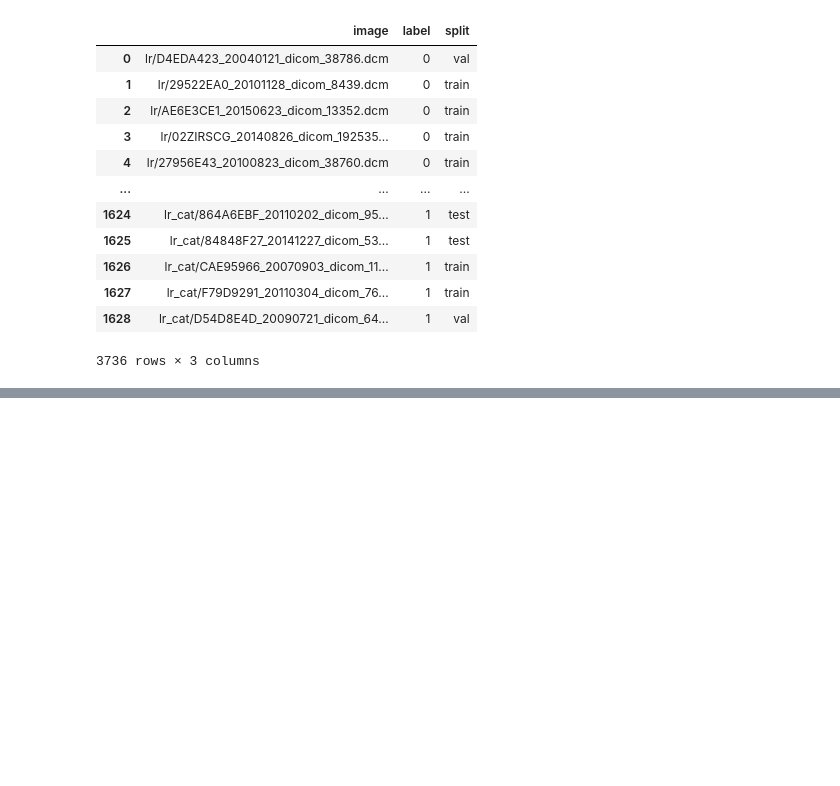
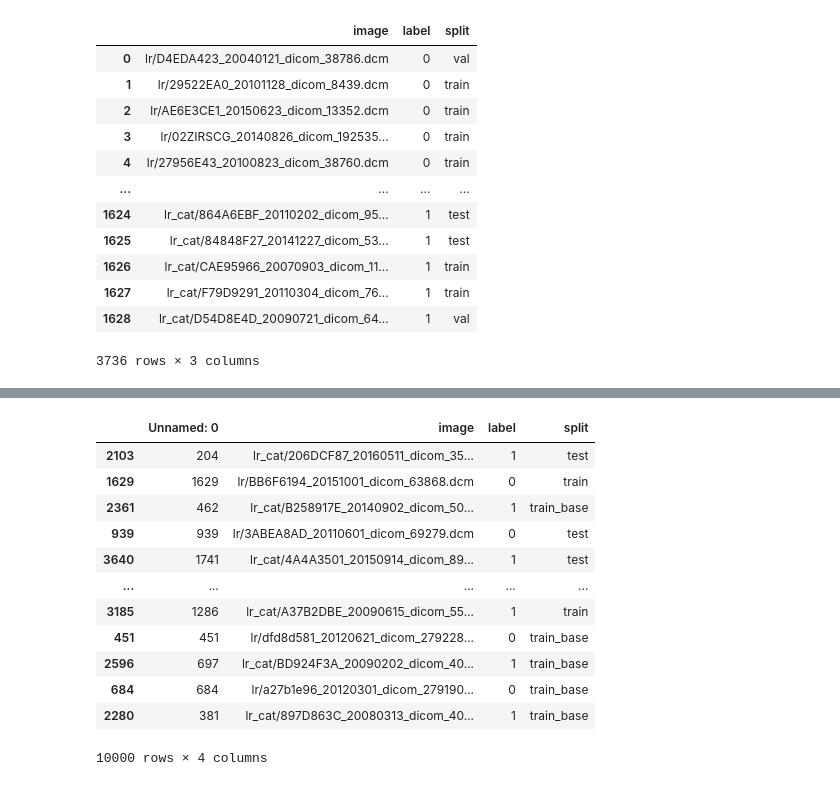
Before and after one commit to cirmuw/dynamicmemory, a Jupyter notebook: CreateDatasets.ipynb, the cells around one changed output, grey strips where cells are left out. Cells and saved outputs as stored; diff of their text form; code cells hidden in the pictures; blank space fills up the shorter version.

```diff
--- a/CreateDatasets.ipynb
+++ b/CreateDatasets.ipynb
@@ -66,0 +87,16 @@ df.to_csv('catsinom_combined_harder_dataset.csv')
+# %%
+df_lr.sample(10000, replace=True)
+# %% [output]
+|  | Unnamed: 0 | image | label | split |
+| 2103 | 204 | lr_cat/206DCF87_20160511_dicom_35... | 1 | test |
+| 1629 | 1629 | lr/BB6F6194_20151001_dicom_63868.dcm | 0 | train |
+| 2361 | 462 | lr_cat/B258917E_20140902_dicom_50... | 1 | train_base |
+| 939 | 939 | lr/3ABEA8AD_20110601_dicom_69279.dcm | 0 | test |
+| 3640 | 1741 | lr_cat/4A4A3501_20150914_dicom_89... | 1 | test |
+| ... | ... | ... | ... | ... |
+| 3185 | 1286 | lr_cat/A37B2DBE_20090615_dicom_55... | 1 | train |
+| 451 | 451 | lr/dfd8d581_20120621_dicom_279228... | 0 | train_base |
+| 2596 | 697 | lr_cat/BD924F3A_20090202_dicom_40... | 1 | train_base |
+| 684 | 684 | lr/a27b1e96_20120301_dicom_279190... | 0 | train_base |
+| 2280 | 381 | lr_cat/897D863C_20080313_dicom_40... | 1 | train_base |
+10000 rows × 4 columns
```
Also changed, not shown: parts of 3 cells of this notebook, 47 other files.
